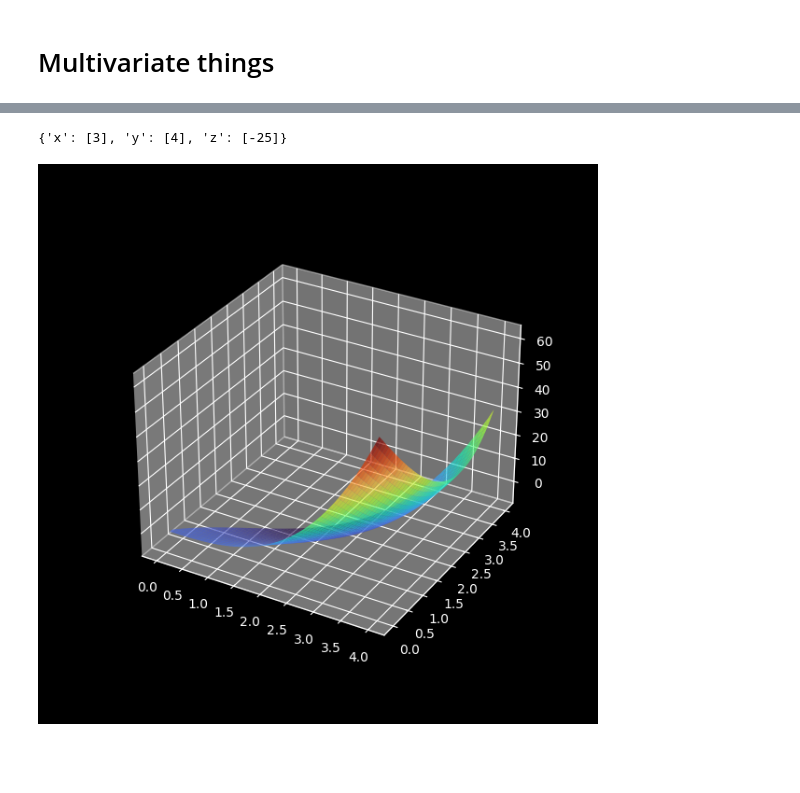
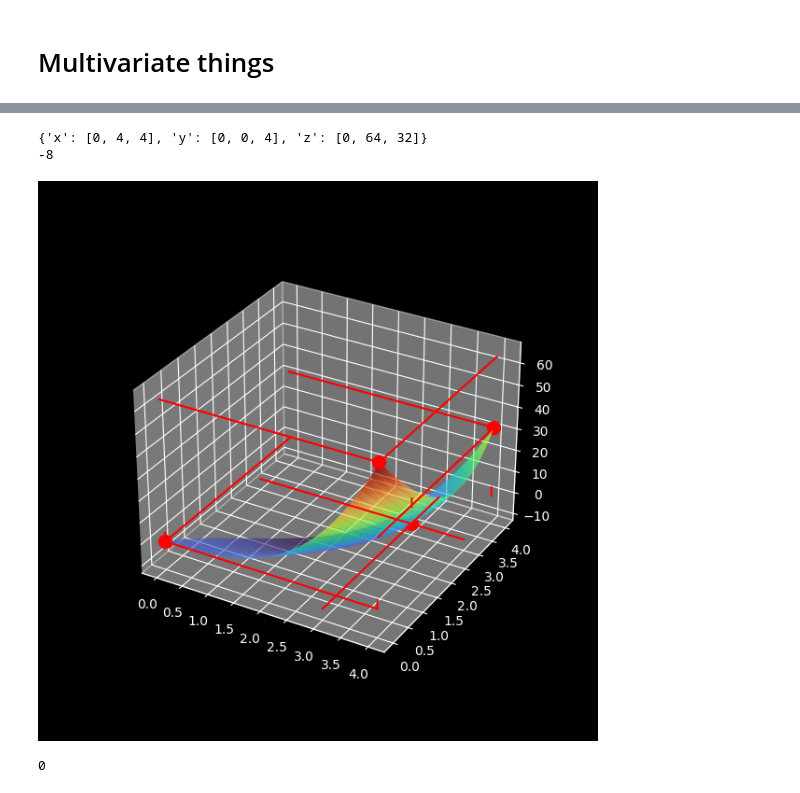
Before and after one commit to lampnis/aerosol-things, a Jupyter notebook: algebra.ipynb, the cells around one changed output, grey strips where cells are left out. Cells and saved outputs as stored; diff of their text form; code cells hidden in the pictures; blank space fills up the shorter version.

```diff
--- a/algebra.ipynb
+++ b/algebra.ipynb
@@ -194,52 +194,54 @@ X_POINTS, Y_POINTS, Z_POINTS = [], [], []
 COORDS = {'x': X_POINTS, 'y': Y_POINTS, 'z': Z_POINTS}
 BOUNDARY_0 = 0
 BOUNDARY_1 = 4
 
-for l, c in zip(COORDS.values(), [3, 4, -25]):  # noqa: E741
-    l.append(c)
+points = []
 
+# points for 3d scatter
+points.append([0, 0, 0])
+points.append([4, 0, 64])
+points.append([4, 4, 32])
+
+# points for mask path
 p1 = (0, 0)
 p2 = (4, 0)
 p3 = (4, 4)
 
+for p in points:
+    cp.add_point(COORDS, p)
 
 print(COORDS)
 
 x, y = sp.symbols('x y')
 z = x**3 - 6*x*y + y**3
 
 z_f = sp.lambdify((x, y), z)
+z_2_2 = z_f(x=2, y=2)
+print(z_2_2)
+points.append([3, 3, z_2_2])
+cp.add_point(COORDS, points[-1])
 
 xs = np.linspace(BOUNDARY_0, BOUNDARY_1, N_POINTS)
 ys = np.linspace(BOUNDARY_0, BOUNDARY_1, N_POINTS)
 xs, ys = np.meshgrid(xs, ys)
 mask = cp.create_masks((xs, ys), [p1, p2, p3])[1]
 zs = z_f(xs, ys)
 zs[mask] = np.nan
 
-
 plt.close()
 plt.figure(figsize=(6, 6))
 ax1 = plt.subplot(111, projection="3d")
 ax1.plot_surface(xs, ys, zs, cmap="turbo", alpha=0.7)  # type: ignore
-# TODO: Implement the drawing of custom 3d scatter points according to COORDS dictionary
-# ax1.scatter(COORDS['x'][0], COORDS['y'][0], COORDS['z'][0], marker="o", color="red", s=100, alpha=1.0, zorder=8)
-# ax1.plot3D([COORDS['x'][0] for _ in range(3)],
-#            [COORDS['y'][0] for _ in range(3)],
-#            np.linspace(BOUNDARY_0, BOUNDARY_1, 10),
-#            color="red", zorder=6)
-# ax1.plot3D(xs,
-#            [COORDS['y'][0] for _ in range(N_POINTS)],
-#            [COORDS['z'][0] for _ in range(N_POINTS)],
-#            color="red", zorder=7)
-# ax1.plot3D([COORDS['x'][0] for _ in range(N_POINTS)],
-#            ys,
-#            [COORDS['z'][0] for _ in range(N_POINTS)],
-#            color="red", zorder=7)
+cp.draw_points(COORDS, xs, ys, BOUNDARY_0, BOUNDARY_1, N_POINTS, ax1)
 plt.show()
 # %% [output]
-{'x': [3], 'y': [4], 'z': [-25]}
+{'x': [0, 4, 4], 'y': [0, 0, 4], 'z': [0, 64, 32]}
+-8
-[figure, old version]
+[figure, new version]
+# %%
+z_f(3, 3)
+# %% [output]
+0
 # %%
 for i in range(100):
     print(f"{i} -> {i**2}")
```
Also changed, not shown: parts of 1 cell of this notebook, 1 other file.
